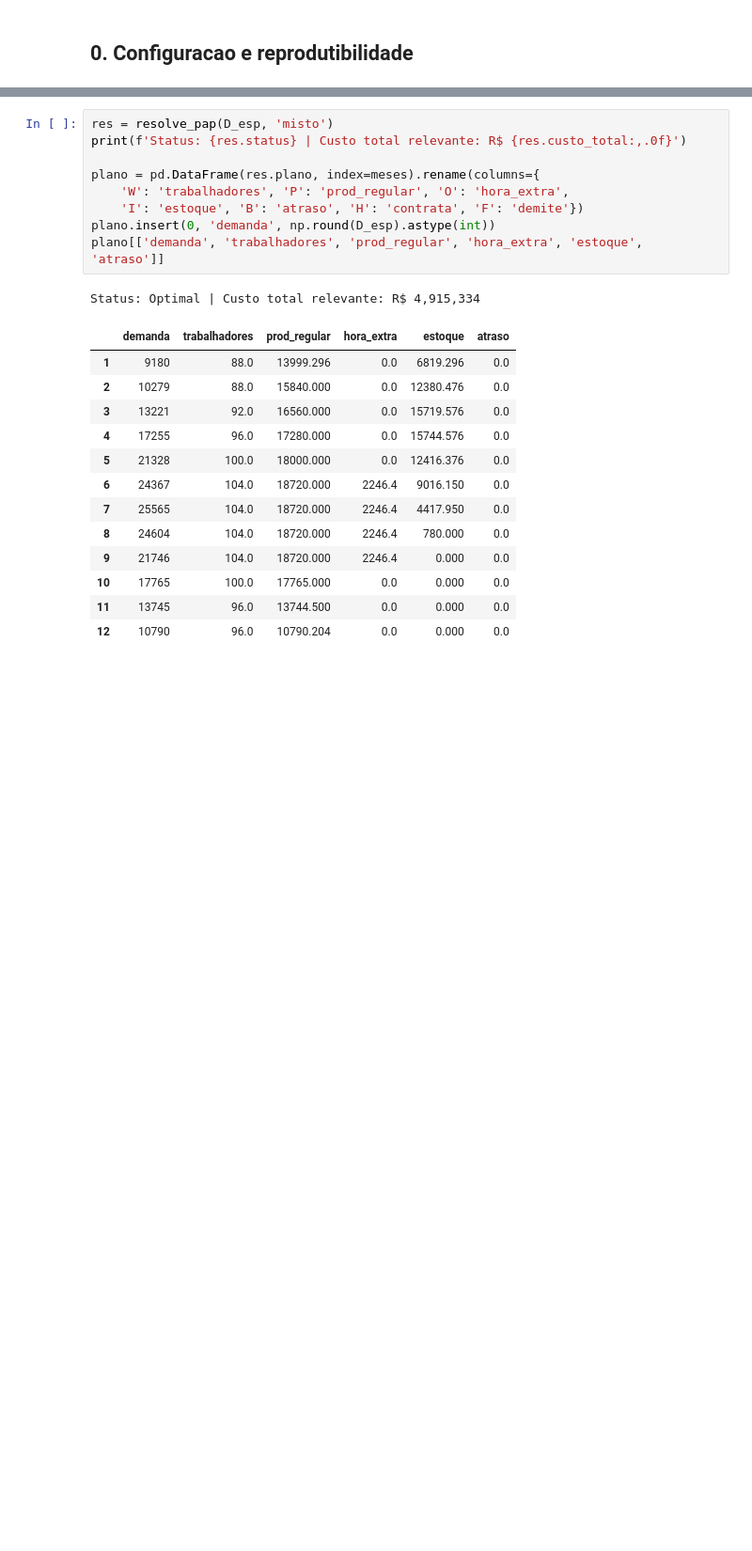
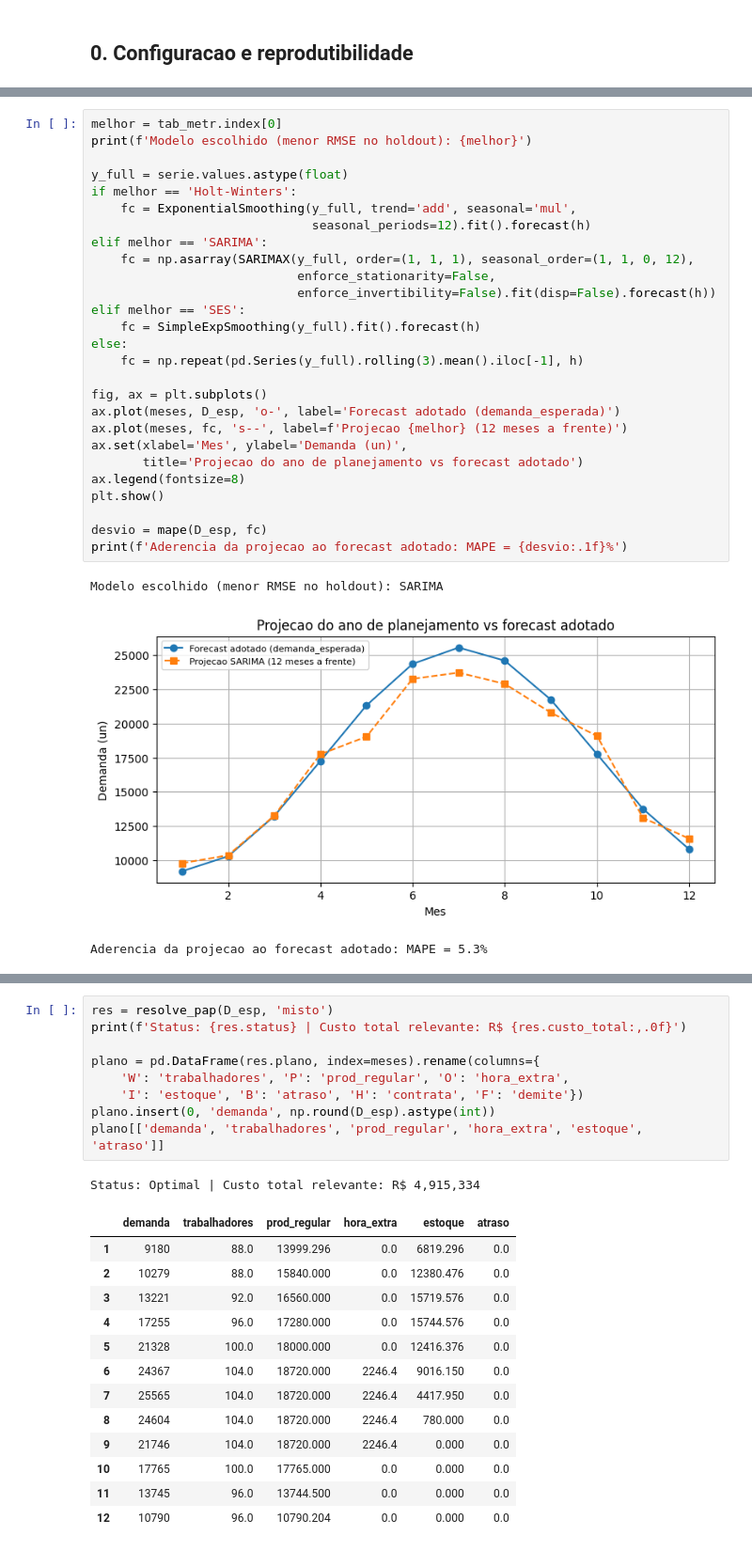
Before and after one commit to tiagondim-cpu/projeto-final-pcp, a Jupyter notebook: notebooks/projeto_pcp.ipynb, the cells around one changed output, grey strips where cells are left out. Shown at 94% size. Drawn from its saved outputs; the diff is of its cells as text; blank space fills up the shorter version.

```diff
--- a/notebooks/projeto_pcp.ipynb
+++ b/notebooks/projeto_pcp.ipynb
@@ -101,0 +191,31 @@ Baseline ingenuo; a Fase 2 traz Holt-Winters/SARIMA e a escolha formal do modelo
+# %%
+melhor = tab_metr.index[0]
+print(f'Modelo escolhido (menor RMSE no holdout): {melhor}')
+
+y_full = serie.values.astype(float)
+if melhor == 'Holt-Winters':
+    fc = ExponentialSmoothing(y_full, trend='add', seasonal='mul',
+                              seasonal_periods=12).fit().forecast(h)
+elif melhor == 'SARIMA':
+    fc = np.asarray(SARIMAX(y_full, order=(1, 1, 1), seasonal_order=(1, 1, 0, 12),
+                            enforce_stationarity=False,
+                            enforce_invertibility=False).fit(disp=False).forecast(h))
+elif melhor == 'SES':
+    fc = SimpleExpSmoothing(y_full).fit().forecast(h)
+else:
+    fc = np.repeat(pd.Series(y_full).rolling(3).mean().iloc[-1], h)
+
+fig, ax = plt.subplots()
+ax.plot(meses, D_esp, 'o-', label='Forecast adotado (demanda_esperada)')
+ax.plot(meses, fc, 's--', label=f'Projecao {melhor} (12 meses a frente)')
+ax.set(xlabel='Mes', ylabel='Demanda (un)',
+       title='Projecao do ano de planejamento vs forecast adotado')
+ax.legend(fontsize=8)
+plt.show()
+
+desvio = mape(D_esp, fc)
+print(f'Aderencia da projecao ao forecast adotado: MAPE = {desvio:.1f}%')
+# %% [output]
+Modelo escolhido (menor RMSE no holdout): SARIMA
+[figure, added]
+Aderencia da projecao ao forecast adotado: MAPE = 5.3%
```
Also changed, not shown: parts of 18 cells of this notebook, 2 other files.
